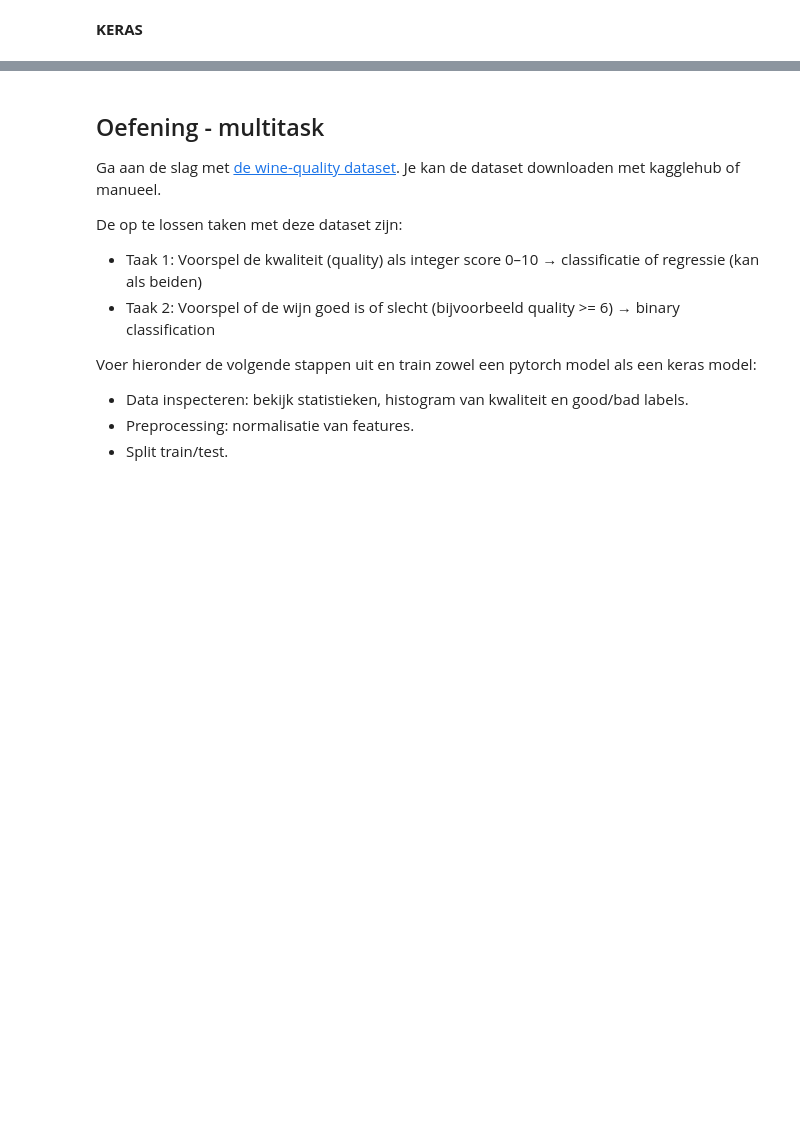
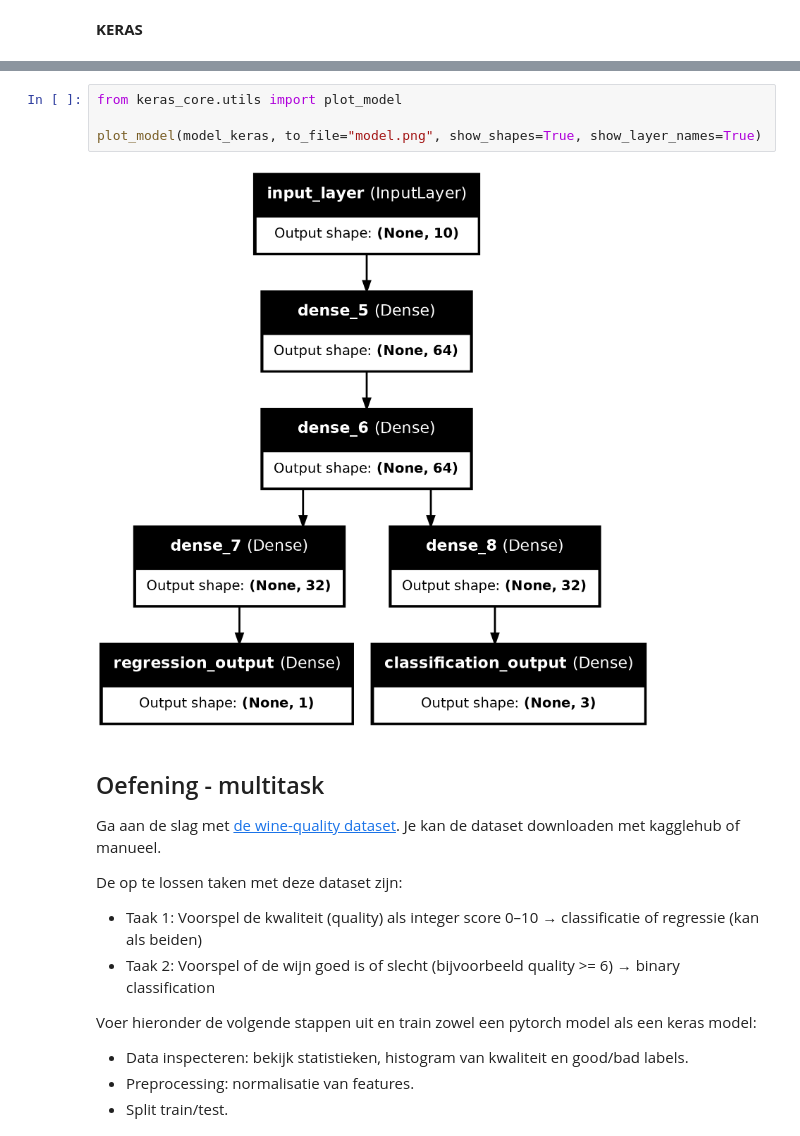
Before and after one commit to OdiseeMachineLearning2526/Leerstof-groep-1, a Jupyter notebook: Week_02/03_archtectures.ipynb, the cells around one changed output, grey strips where cells are left out. Cells and saved outputs as stored; diff of their text form; blank space fills up the shorter version.

```diff
--- a/Week_02/03_archtectures.ipynb
+++ b/Week_02/03_archtectures.ipynb
@@ -78,3 +490,9 @@ Hieronder staan er een aantal voorbeelden voor
+# %%
+from keras_core.utils import plot_model
+
+plot_model(model_keras, to_file="model.png", show_shapes=True, show_layer_names=True)
+# %% [output]
+[figure, added]
 # %% [markdown]
 ## Oefening - multitask
 
```
Also changed, not shown: parts of 13 cells of this notebook, 5 other files.
